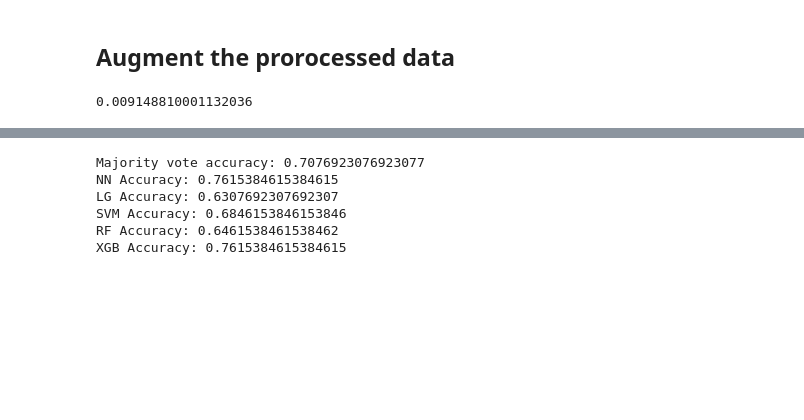
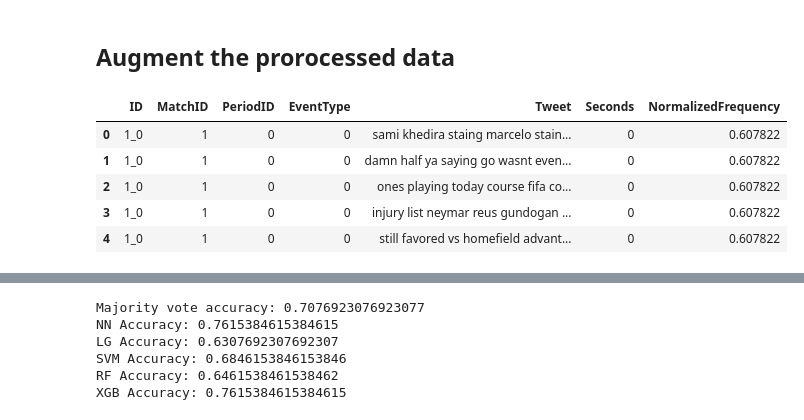
Before and after one commit to Arteam08/kaggle-Lee-Martin-Axel-, a Jupyter notebook: notebooks/Notebooks_martin/TFIDF_copy.ipynb, the cells around one changed output, grey strips where cells are left out. Saved outputs shown, nothing was run; the diff lists cells and outputs as text; code cells hidden in the pictures; blank space fills up the shorter version.

```diff
--- a/notebooks/Notebooks_martin/TFIDF_copy.ipynb
+++ b/notebooks/Notebooks_martin/TFIDF_copy.ipynb
@@ -403,11 +447,18 @@ The shape of the evaluation data after removing duplicates is: (963395, 5)
 | 6 | 2_0 | 2 | 0 | 0 | 1403538600000 | todays matches good |
 # %% [markdown]
 ## Augment the prorocessed data
-# %%
-df_train_plus = add_normalized_frequency(add_time_sec(df_train))
-print(df_train_plus["NormalizedFrequency"].mean())
-# %% [output]
-0.009148810001132036
+# %%
+df_train_plus = add_freq_normalized(add_time_sec(df_train))
+df_eval_plus = add_freq_normalized(add_time_sec(df_eval))
+
+df_train_plus.head()
+# %% [output]
+|  | ID | MatchID | PeriodID | EventType | Tweet | Seconds | NormalizedFrequency |
+| 0 | 1_0 | 1 | 0 | 0 | sami khedira staing marcelo stain... | 0 | 0.607822 |
+| 1 | 1_0 | 1 | 0 | 0 | damn half ya saying go wasnt even... | 0 | 0.607822 |
+| 2 | 1_0 | 1 | 0 | 0 | ones playing today course fifa co... | 0 | 0.607822 |
+| 3 | 1_0 | 1 | 0 | 0 | injury list neymar reus gundogan ... | 0 | 0.607822 |
+| 4 | 1_0 | 1 | 0 | 0 | still favored vs homefield advant... | 0 | 0.607822 |
 # %%
 # df_train_temp = df_train["Tweet"].apply(lambda x: safe_detect(x) if isinstance(x, str) else "unknown")
 # %%
```
Also changed, not shown: parts of 8 cells of this notebook, 1 other file.
